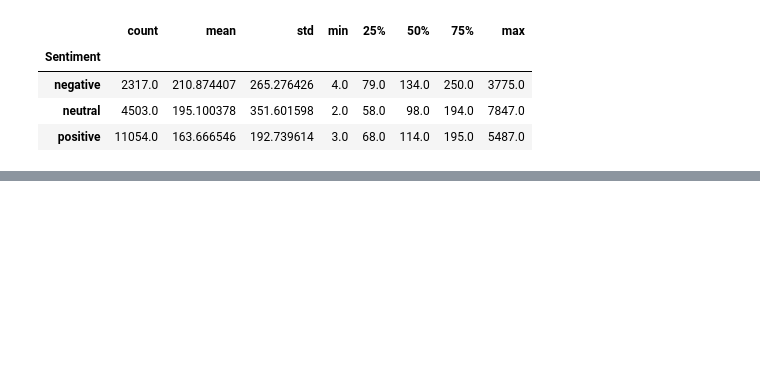
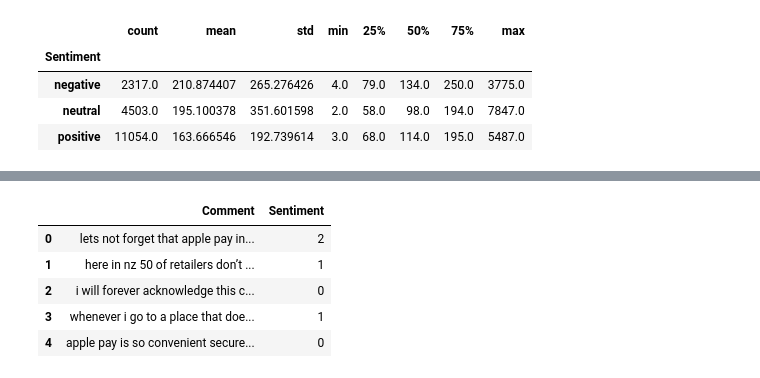
Before and after one commit to rnimisha/youtube-comment-analyzer, a Jupyter notebook: notebook/eda.ipynb, the cells around one changed output, grey strips where cells are left out. Cells and saved outputs as stored; diff of their text form; code cells hidden in the pictures; blank space fills up the shorter version.

```diff
--- a/notebook/eda.ipynb
+++ b/notebook/eda.ipynb
@@ -170,0 +197,12 @@ df.groupby("Sentiment")["length"].describe()
+# %%
+# Weak relationship so will be dropping
+df.drop(columns=["length"], inplace=True)
+# %%
+df.head()
+# %% [output]
+|  | Comment | Sentiment |
+| 0 | lets not forget that apple pay in... | 2 |
+| 1 | here in nz 50 of retailers don’t ... | 1 |
+| 2 | i will forever acknowledge this c... | 0 |
+| 3 | whenever i go to a place that doe... | 1 |
+| 4 | apple pay is so convenient secure... | 0 |
```
Also changed, not shown: parts of 6 cells of this notebook.
